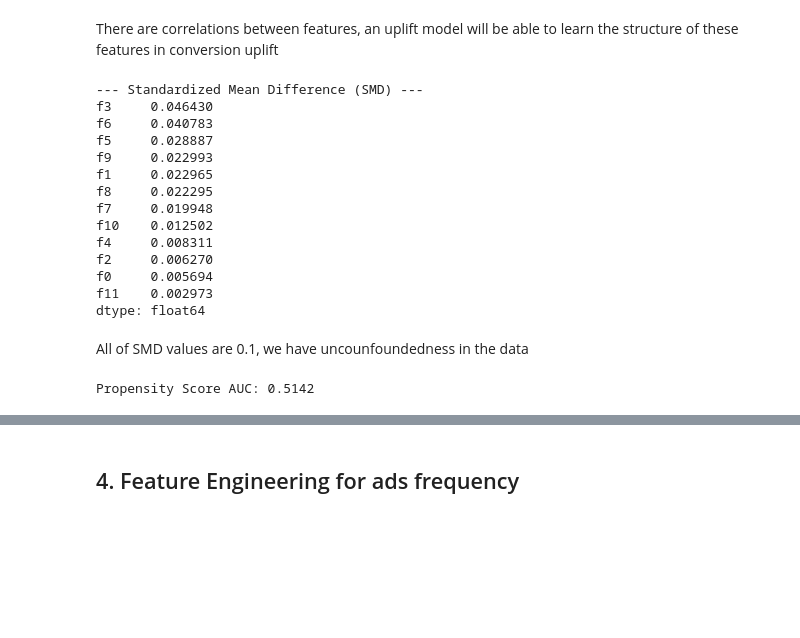
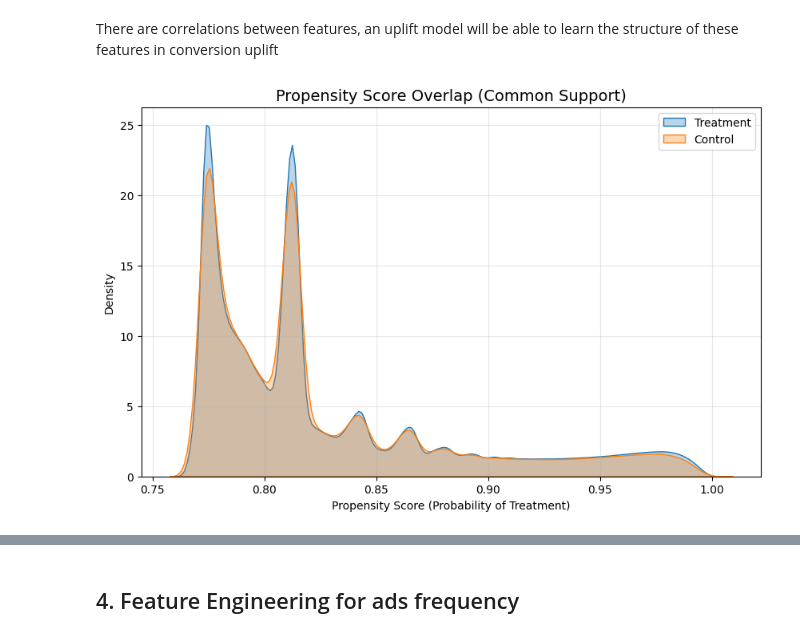
Before and after one commit to quannm11/intelligent-causal-dsp, a Jupyter notebook: notebooks/01_EDA.ipynb, the cells around one changed output, grey strips where cells are left out. Drawn from its saved outputs; the diff is of its cells as text; code cells hidden in the pictures; blank space fills up the shorter version.

Commit message:
Update EDA with Common Support and Unconfoundeness check

```diff
--- a/notebooks/01_EDA.ipynb
+++ b/notebooks/01_EDA.ipynb
@@ -10,12 +42,8 @@ from sklearn.metrics import roc_auc_score
 # %% [markdown]
 ## 1. Load Data
 # %%
-file_path = '../data/test_data/data-00000-of-00001.arrow'
-
-with pa.memory_map(file_path, 'rb') as source:
-    reader = pa.ipc.open_stream(source)
-    df = reader.read_all().to_pandas()
-
+print("Loading Training Data for Causal Checks")
+df = pd.read_parquet(TRAIN_DATA)
 print(f"Rows: {df.shape[0]:,}")
 print(f"Columns: {df.columns.tolist()}")
 # %% [output]
@@ -64,53 +93,22 @@ sns.heatmap(df.corr(), cmap='coolwarm')
 [figure]
 # %% [markdown]
 There are correlations between features, an uplift model will be able to learn the structure of these features in conversion uplift
-# %%
-all_features = [f'f{i}' for i in range(12)]
-
-stats = df.groupby('treatment')[all_features].agg(['mean', 'std']).T
-
-stats.columns = ['Control', 'Treatment']
-smd_results = {}
-
-for feat in all_features:
-    m1 = stats.loc[(feat, 'mean'), 'Treatment']
-    m0 = stats.loc[(feat, 'mean'), 'Control']
-    s1 = stats.loc[(feat, 'std'), 'Treatment']
-    s0 = stats.loc[(feat, 'std'), 'Control']
-
-    # |Mean_T - Mean_C| / sqrt((Std_T^2 + Std_C^2) / 2)
-    smd = np.abs(m1 - m0) / np.sqrt((s1**2 + s0**2) / 2)
-    smd_results[feat] = smd
-
-smd_series = pd.Series(smd_results).sort_values(ascending=False)
-print("--- Standardized Mean Difference (SMD) ---")
-print(smd_series)
-# %% [output]
---- Standardized Mean Difference (SMD) ---
-f3     0.046430
-f6     0.040783
-f5     0.028887
-f9     0.022993
-f1     0.022965
-f8     0.022295
-f7     0.019948
-f10    0.012502
-f4     0.008311
-f2     0.006270
-f0     0.005694
-f11    0.002973
-dtype: float64
-# %% [markdown]
-All of SMD values are 0.1, we have uncounfoundedness in the data
-# %%
-# Train a classifier to see if features predict 'treatment'
-X_prop = df[[f'f{i}' for i in range(12)]]
-y_prop = df['treatment']
-
-prop_model = XGBClassifier(n_estimators=50, max_depth=3)
-prop_model.fit(X_prop, y_prop)
-
-auc = roc_auc_score(y_prop, prop_model.predict_proba(X_prop)[:, 1])
-print(f"Propensity Score AUC: {auc:.4f}")
-# %% [output]
-Propensity Score AUC: 0.5142
+# %%
+from sklearn.linear_model import LogisticRegression
+
+# fast propensity model
+propensity_model = LogisticRegression(solver='liblinear')
+propensity_model.fit(df[FEATURES], df[TREATMENT])
+ps_scores = propensity_model.predict_proba(df[FEATURES])[:, 1]
+
+plt.figure(figsize=(10, 6))
+sns.kdeplot(ps_scores[df[TREATMENT] == 1], label='Treatment', fill=True, alpha=0.3)
+sns.kdeplot(ps_scores[df[TREATMENT] == 0], label='Control', fill=True, alpha=0.3)
+plt.title('Propensity Score Overlap (Common Support)', fontsize=14)
+plt.xlabel('Propensity Score (Probability of Treatment)')
+plt.ylabel('Density')
+plt.legend()
+plt.grid(alpha=0.3)
+plt.show()
+# %% [output]
+[figure, added]
```
Also changed, not shown: parts of 5 cells of this notebook.
